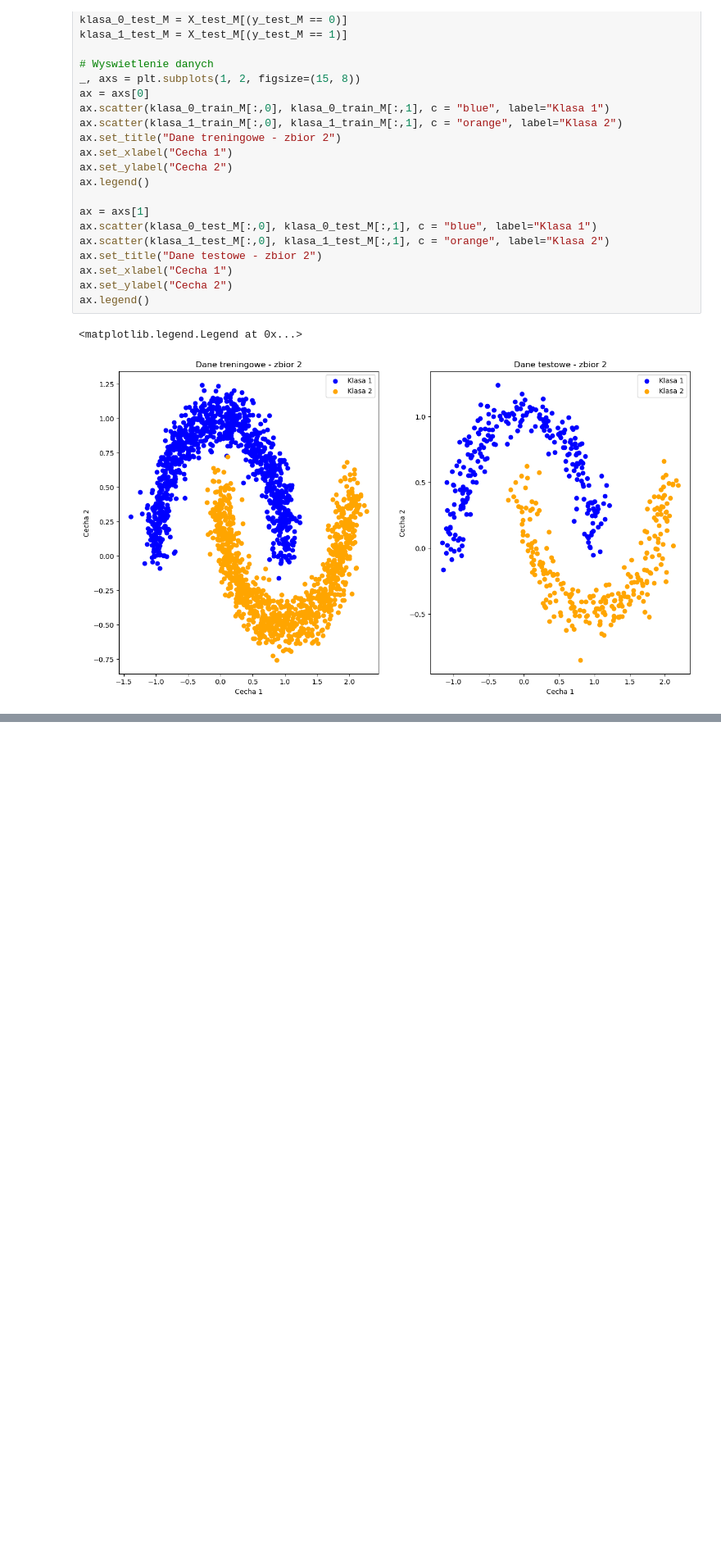
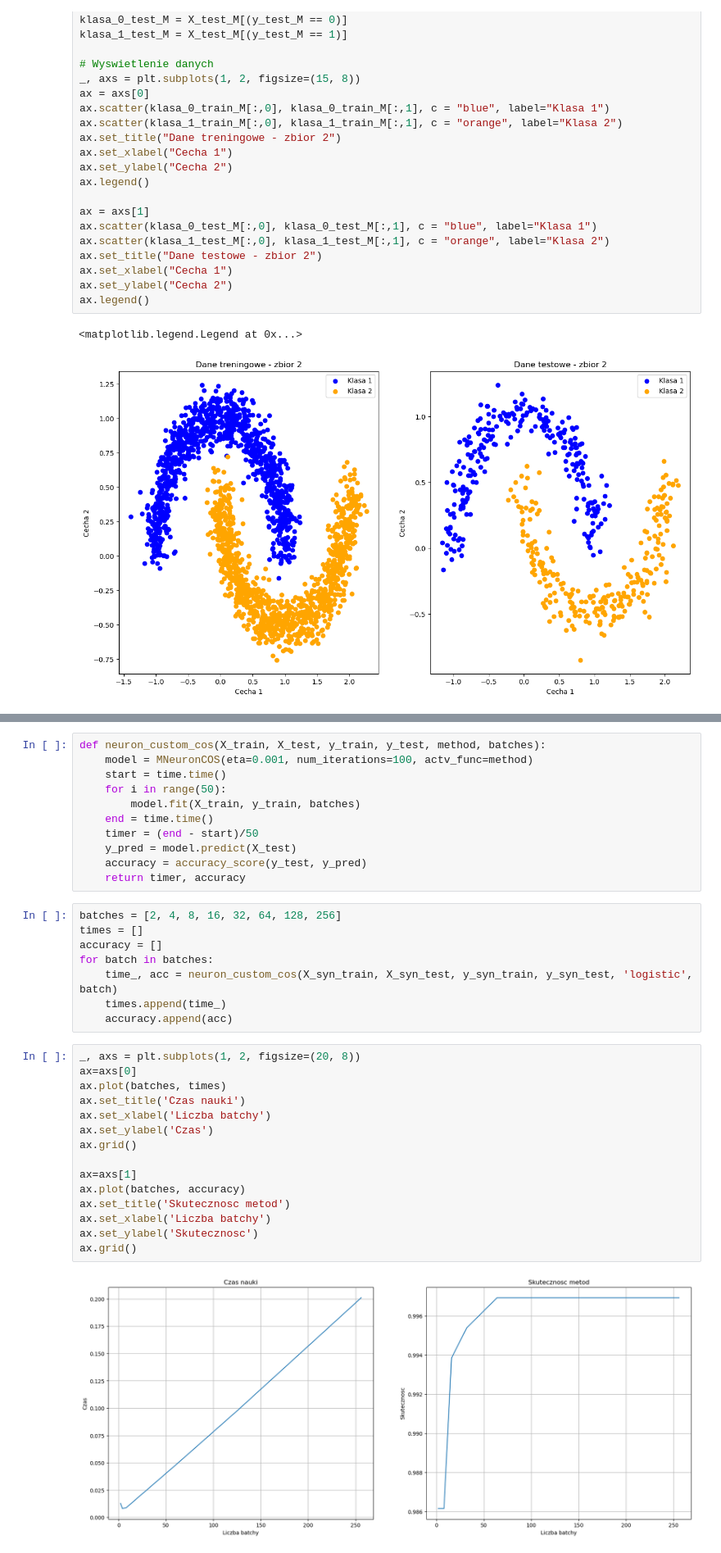
Before and after one commit to HaZhul/ML-models, a Jupyter notebook: 7Neuron/neuron.ipynb, the cells around one changed output, grey strips where cells are left out. Shown at 82% size. Cells and saved outputs as stored; diff of their text form; blank space fills up the shorter version.

```diff
--- a/7Neuron/neuron.ipynb
+++ b/7Neuron/neuron.ipynb
@@ -406,0 +541,36 @@ Swoistosc: 0.9023
+# %%
+def neuron_custom_cos(X_train, X_test, y_train, y_test, method, batches):
+    model = MNeuronCOS(eta=0.001, num_iterations=100, actv_func=method)
+    start = time.time()
+    for i in range(50):
+        model.fit(X_train, y_train, batches)
+    end = time.time()
+    timer = (end - start)/50
+    y_pred = model.predict(X_test)
+    accuracy = accuracy_score(y_test, y_pred)
+    return timer, accuracy
+# %%
+batches = [2, 4, 8, 16, 32, 64, 128, 256]
+times = []
+accuracy = []
+for batch in batches:
+    time_, acc = neuron_custom_cos(X_syn_train, X_syn_test, y_syn_train, y_syn_test, 'logistic', batch)
+    times.append(time_)
+    accuracy.append(acc)
+# %%
+_, axs = plt.subplots(1, 2, figsize=(20, 8))
+ax=axs[0]
+ax.plot(batches, times)
+ax.set_title('Czas nauki')
+ax.set_xlabel('Liczba batchy')
+ax.set_ylabel('Czas')
+ax.grid()
+
+ax=axs[1]
+ax.plot(batches, accuracy)
+ax.set_title('Skutecznosc metod')
+ax.set_xlabel('Liczba batchy')
+ax.set_ylabel('Skutecznosc')
+ax.grid()
+# %% [output]
+[figure, added]
```
Also changed, not shown: parts of 9 cells of this notebook.
